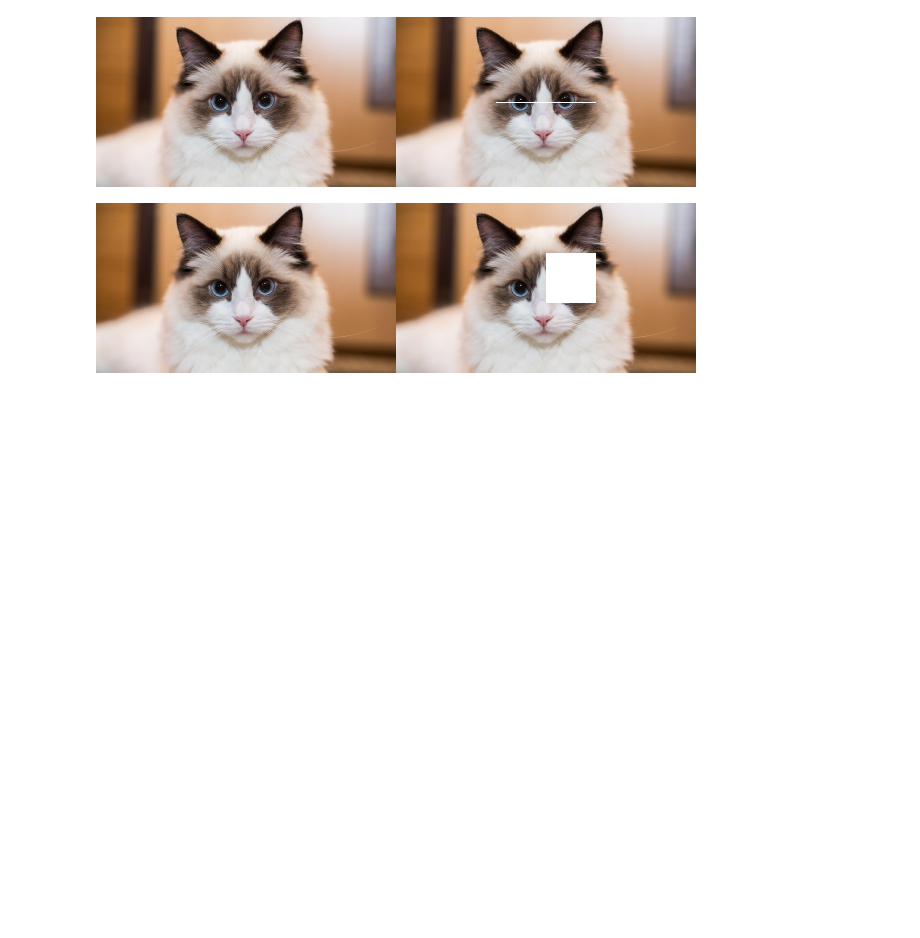
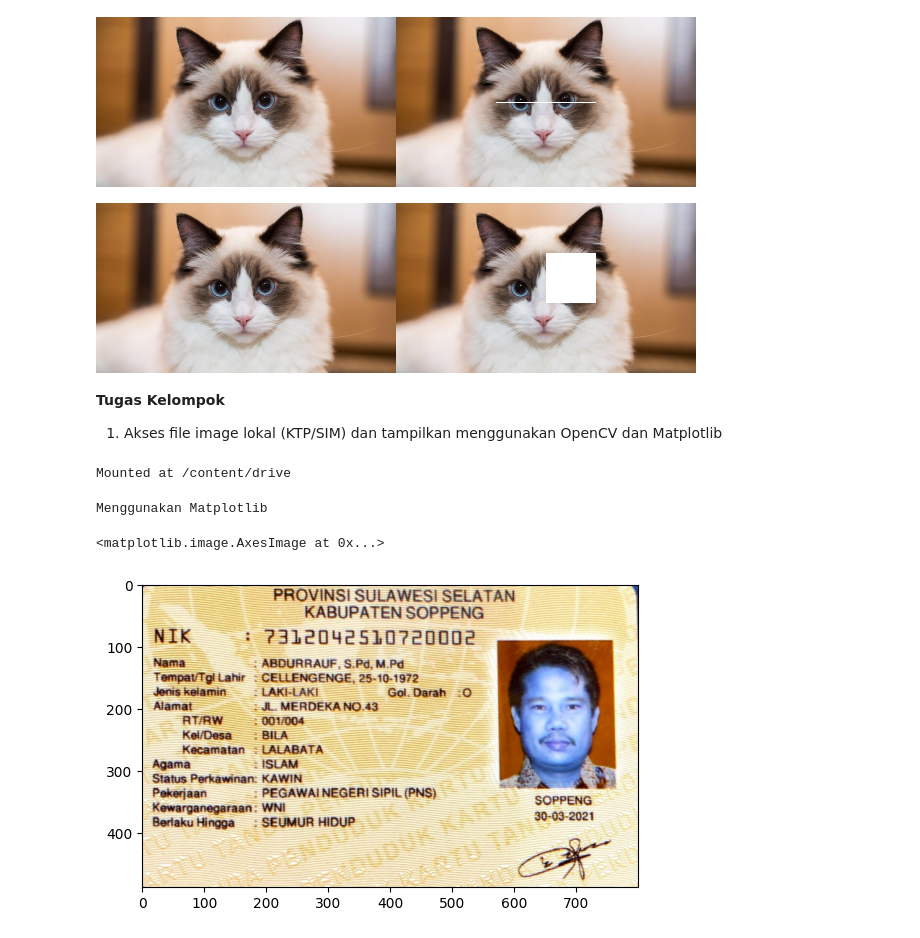
Before and after one commit to daffayudisaa/PCVK_Ganjil_2024, a Jupyter notebook: Week1.ipynb, the cells around one changed output. Drawn from its saved outputs; the diff is of its cells as text; code cells hidden in the pictures; blank space fills up the shorter version.

Commit message:
feat: Tugas Kelompok Minggu Ke-1

```diff
--- a/Week1.ipynb
+++ b/Week1.ipynb
@@ -169,3 +169,27 @@ final_frame = cv.hconcat((image_2, image_3))
 cv2_imshow(final_frame)
 # %% [output]
 [figure]
+# %% [markdown]
+**Tugas Kelompok**
+1. Akses file image lokal (KTP/SIM) dan tampilkan menggunakan OpenCV dan Matplotlib
+# %%
+from google.colab import drive
+
+drive.mount('/content/drive')
+# %% [output]
+Mounted at /content/drive
+# %%
+import cv2 as cv
+from google.colab.patches import cv2_imshow
+from skimage import io
+import matplotlib.pyplot as plt
+import numpy as np
+
+# Membaca gambar dari lokasi drive
+print('Menggunakan Matplotlib')
+ktp = cv.imread('/content/drive/MyDrive/PCVK/ktp_contoh.jpg')
+plt.imshow(ktp)
+# %% [output]
+Menggunakan Matplotlib
+<matplotlib.image.AxesImage at 0x...>
+[figure, added]
```
Also changed, not shown: parts of 3 cells of this notebook.
